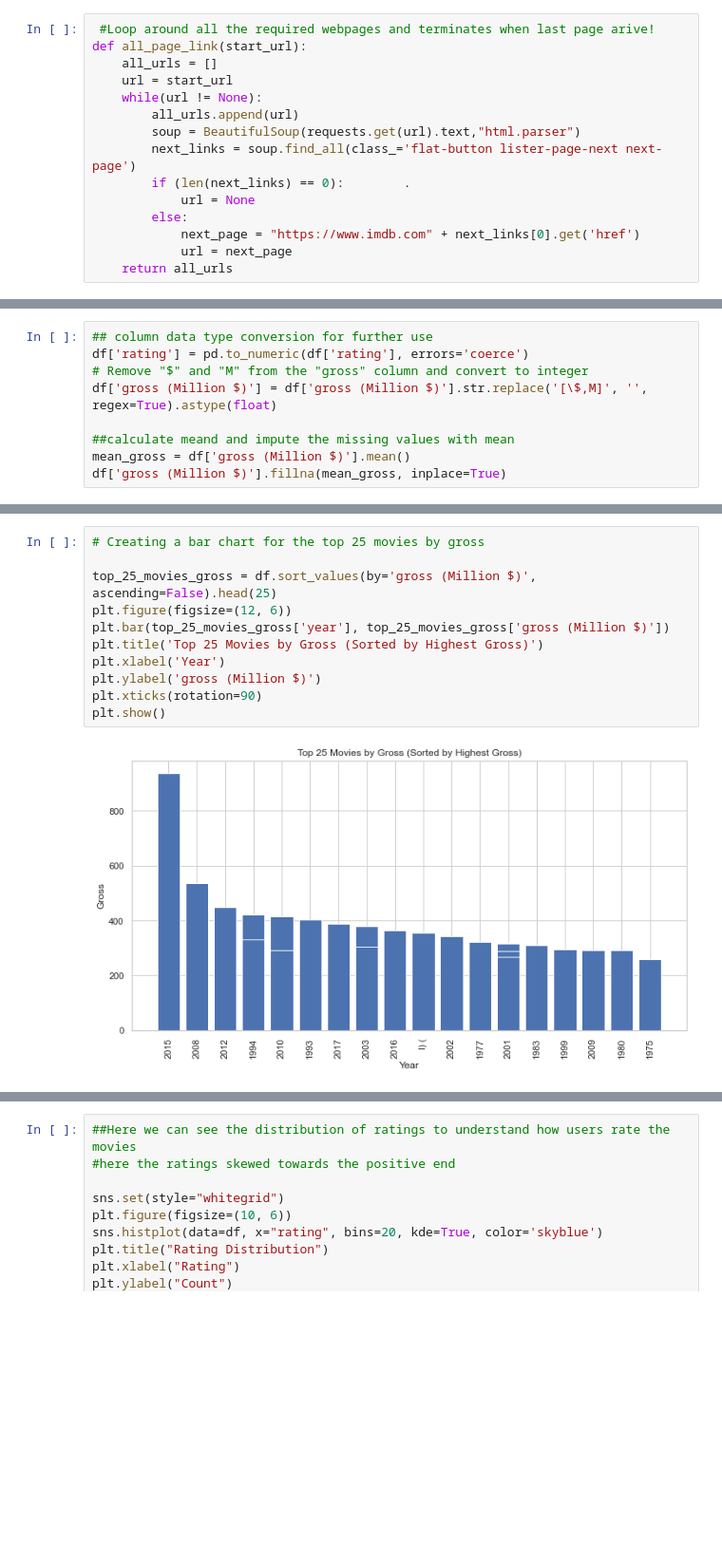
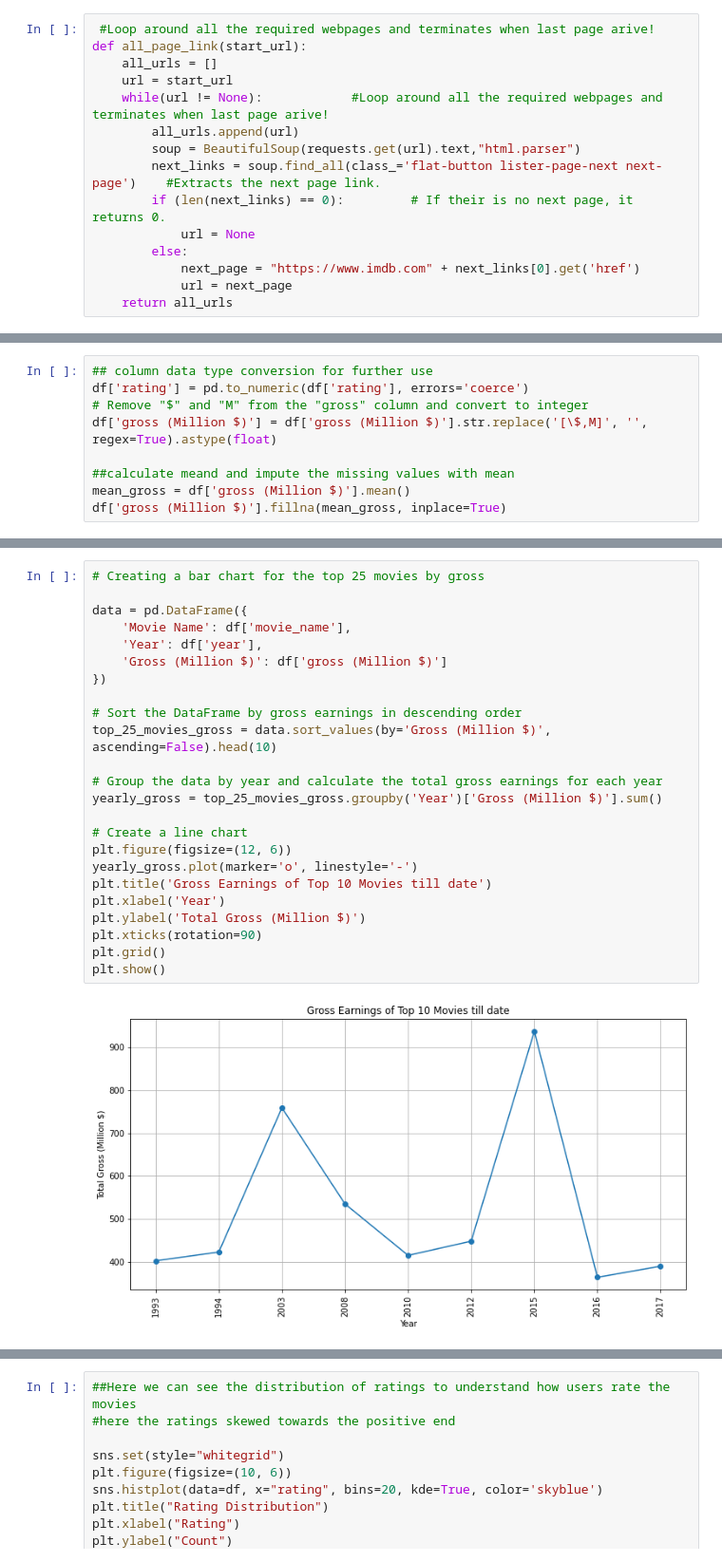
Before and after one commit to samruddhijp05/Web_Scraping_using_Python, a Jupyter notebook: Web Scraping_IMDB site for 250 movies.ipynb, the cells around one changed output, grey strips where cells are left out. Shown at 95% size. Cells and saved outputs as stored; diff of their text form; blank space fills up the shorter version.

```diff
--- a/Web Scraping_IMDB site for 250 movies.ipynb
+++ b/Web Scraping_IMDB site for 250 movies.ipynb
@@ -22,11 +22,11 @@ url = "https://www.imdb.com/list/ls068082370/"
 def all_page_link(start_url):
     all_urls = []
     url = start_url
-    while(url != None):
+    while(url != None):            #Loop around all the required webpages and terminates when last page arive!
         all_urls.append(url)
         soup = BeautifulSoup(requests.get(url).text,"html.parser")
-        next_links = soup.find_all(class_='flat-button lister-page-next next-page')
-        if (len(next_links) == 0):        .
+        next_links = soup.find_all(class_='flat-button lister-page-next next-page')    #Extracts the next page link.
+        if (len(next_links) == 0):         # If their is no next page, it returns 0.
             url = None
         else:
             next_page = "https://www.imdb.com" + next_links[0].get('href')
@@ -204,16 +204,29 @@ plt.show()
 # %%
 # Creating a bar chart for the top 25 movies by gross
 
-top_25_movies_gross = df.sort_values(by='gross (Million $)', ascending=False).head(25)
+data = pd.DataFrame({
+    'Movie Name': df['movie_name'],
+    'Year': df['year'],
+    'Gross (Million $)': df['gross (Million $)']
+})
+
+# Sort the DataFrame by gross earnings in descending order
+top_25_movies_gross = data.sort_values(by='Gross (Million $)', ascending=False).head(10)
+
+# Group the data by year and calculate the total gross earnings for each year
+yearly_gross = top_25_movies_gross.groupby('Year')['Gross (Million $)'].sum()
+
+# Create a line chart
 plt.figure(figsize=(12, 6))
-plt.bar(top_25_movies_gross['year'], top_25_movies_gross['gross (Million $)'])
-plt.title('Top 25 Movies by Gross (Sorted by Highest Gross)')
+yearly_gross.plot(marker='o', linestyle='-')
+plt.title('Gross Earnings of Top 10 Movies till date')
 plt.xlabel('Year')
-plt.ylabel('gross (Million $)')
+plt.ylabel('Total Gross (Million $)')
 plt.xticks(rotation=90)
+plt.grid()
 plt.show()
 # %% [output]
-[figure, old version]
+[figure, new version]
 # %%
 # Word Cloud chart created to identify the important words by reading the storyline of all the movies
 
```
Also changed, not shown: parts of 10 cells of this notebook.
